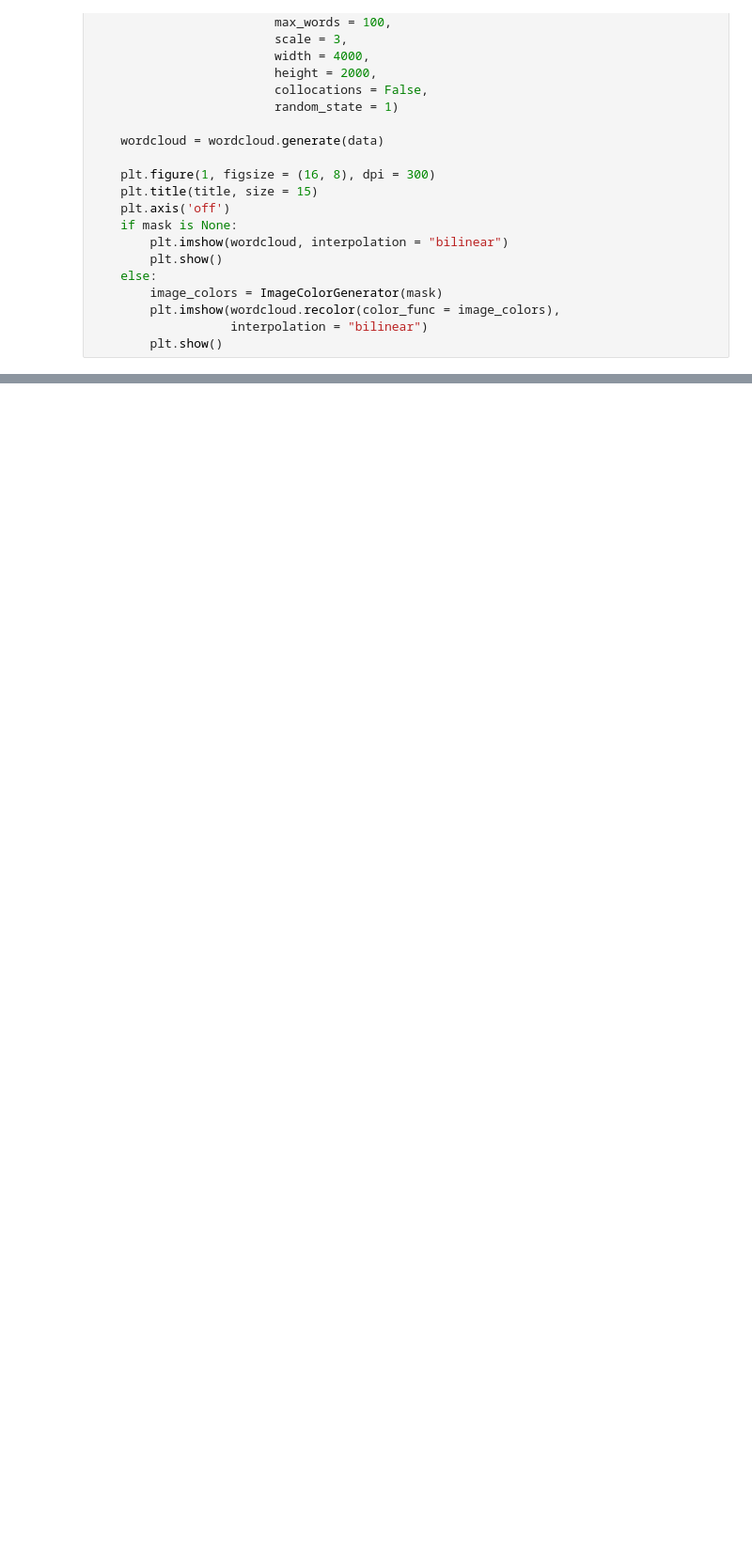
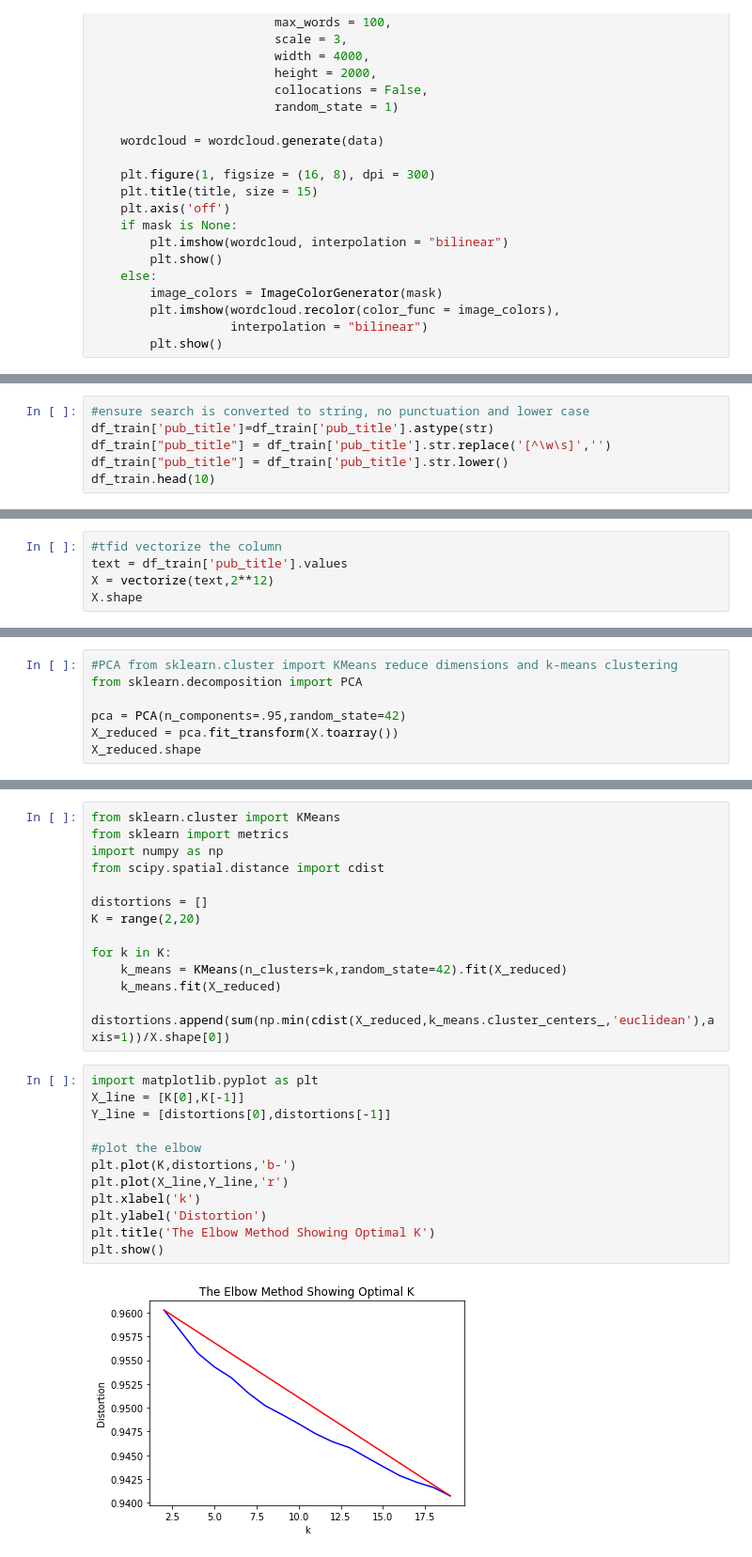
Before and after one commit to ghPRao/NLP_article_reference, a Jupyter notebook: notebooks/eda.ipynb, the cells around one changed output, grey strips where cells are left out. Shown at 94% size. Saved outputs shown, nothing was run; the diff lists cells and outputs as text; blank space fills up the shorter version.

Commit message:
added k-means model

```diff
--- a/notebooks/eda.ipynb
+++ b/notebooks/eda.ipynb
@@ -187,0 +318,6 @@ NameError: name 'show_wordcloud' is not defined
+# %%
+#ensure search is converted to string, no punctuation and lower case
+df_train['pub_title']=df_train['pub_title'].astype(str)
+df_train["pub_title"] = df_train['pub_title'].str.replace('[^\w\s]','')
+df_train["pub_title"] = df_train['pub_title'].str.lower()
+df_train.head(10)
@@ -187,0 +336,5 @@ NameError: name 'show_wordcloud' is not defined
+# %%
+#tfid vectorize the column
+text = df_train['pub_title'].values
+X = vectorize(text,2**12)
+X.shape
@@ -187,0 +343,7 @@ NameError: name 'show_wordcloud' is not defined
+# %%
+#PCA from sklearn.cluster import KMeans reduce dimensions and k-means clustering
+from sklearn.decomposition import PCA
+
+pca = PCA(n_components=.95,random_state=42)
+X_reduced = pca.fit_transform(X.toarray())
+X_reduced.shape
@@ -187,0 +352,27 @@ NameError: name 'show_wordcloud' is not defined
+# %%
+from sklearn.cluster import KMeans
+from sklearn import metrics
+import numpy as np
+from scipy.spatial.distance import cdist
+
+distortions = []
+K = range(2,20)
+
+for k in K:
+    k_means = KMeans(n_clusters=k,random_state=42).fit(X_reduced)
+    k_means.fit(X_reduced)
+    distortions.append(sum(np.min(cdist(X_reduced,k_means.cluster_centers_,'euclidean'),axis=1))/X.shape[0])
+# %%
+import matplotlib.pyplot as plt
+X_line = [K[0],K[-1]]
+Y_line = [distortions[0],distortions[-1]]
+
+#plot the elbow
+plt.plot(K,distortions,'b-')
+plt.plot(X_line,Y_line,'r')
+plt.xlabel('k')
+plt.ylabel('Distortion')
+plt.title('The Elbow Method Showing Optimal K')
+plt.show()
+# %% [output]
+[figure, added]
```
Also changed, not shown: parts of 33 cells of this notebook.
